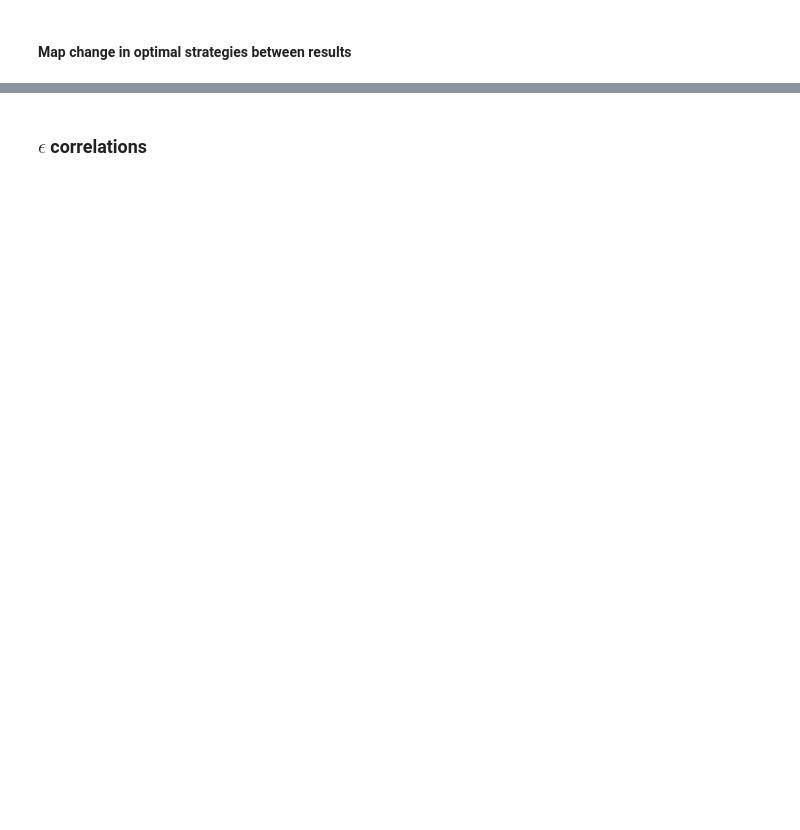
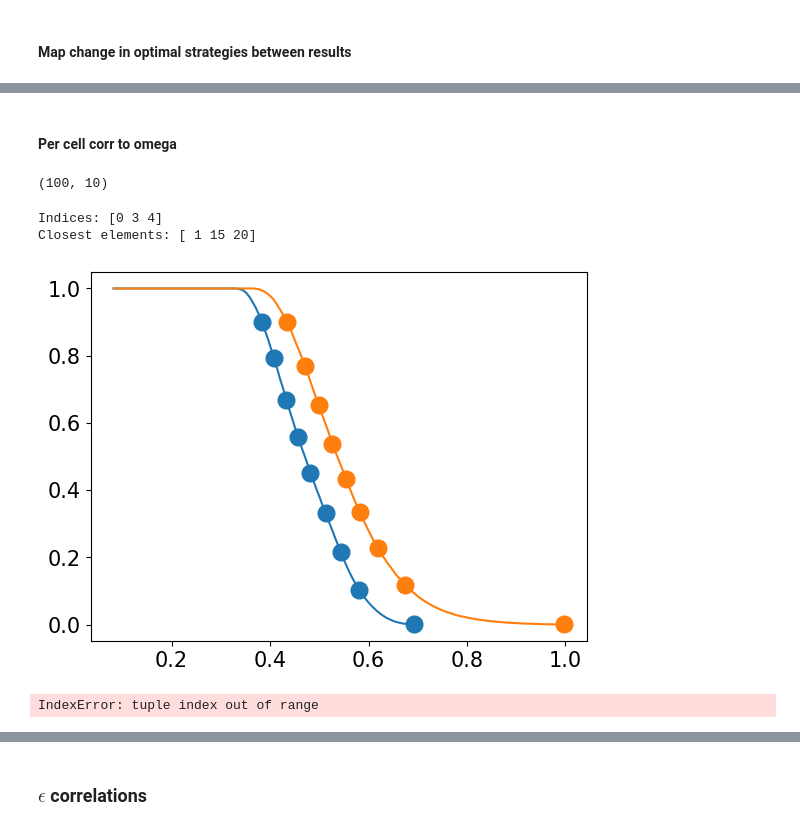
Before and after one commit to patricklawton/TecateCypress, a Jupyter notebook: sensitivity/viz.ipynb, the cells around one changed output, grey strips where cells are left out. Cells and saved outputs as stored; diff of their text form; code cells hidden in the pictures; blank space fills up the shorter version.

```diff
--- a/sensitivity/viz.ipynb
+++ b/sensitivity/viz.ipynb
@@ -396,0 +608,53 @@ ax.set_yticks([])
+# %% [markdown]
+#### Per cell corr to omega
+# %%
+maxrob.shape
+# %% [output]
+(100, 10)
+# %%
+import numpy as np
+
+# Array of elements (e.g., reference array)
+array = np.array([1, 3, 7, 15, 20])
+
+# Array of target values
+values = np.array([2, 14, 21])
+
+# Find the indices of elements in 'array' closest to each value in 'values'
+indices = np.array([np.abs(array - val).argmin() for val in values])
+
+# Print results
+print("Indices:", indices)
+print("Closest elements:", array[indices])
+# %% [output]
+Indices: [0 3 4]
+Closest elements: [ 1 15 20]
+# %%
+'''
+sample optima evenly along omega axis
+store binary in/out of optima vec correponding to sorted tau at each sample
+map totals and/or some metric of cdf vs omega using mapindices
+'''
+C_i = 9
+omega_samples = np.linspace(0, 1, 10)
+for res_i, results_pre in enumerate(['meta_mean_results', 'gte_thresh_results']):
+    set_globals(results_pre)
+    maxrob = np.load(fn_prefix + "maxrob.npy")
+    rob_thresh_vec = np.load(fn_prefix + "rob_thresh_vec.npy")
+
+    # print(maxrob[:, 9])
+    plt.plot(rob_thresh_vec, maxrob[:,9])
+    # Select metric threshold indices as close as possible to desired omega samples
+    closest_thresh_i = np.array([np.abs(maxrob[:,C_i] - val).argmin() for val in omega_samples])
+    closest_thresh_i = []
+    for i, omega in enumerate(omega_samples):
+        closest_i = np.abs(maxrob[:,C_i] - omega).argmin()
+        if maxrob[closest_i, C_i] == 1: continue
+        closest_thresh_i.append(closest_i)
+    closest_thresh_i = np.array(closest_thresh_i)
+    # Filter out any repeats
+    rpt_filt = np.concatenate(((np.diff(closest_thresh_i) == 0), [False]))
+    closest_thresh_i = closest_thresh_i[~rpt_filt]
+    plt.scatter(rob_thresh_vec[closest_thresh_i], maxrob[:,C_i][closest_thresh_i])
+# %% [output]
+[figure, added]
@@ -396,0 +675,19 @@ ax.set_yticks([])
+# %%
+# Sigmoid function
+def sigmoid(z):
+    return 1 / (1 + np.exp(-z))
+
+# Negative log-likelihood
+def neg_log_likelihood(beta):
+    z = np.dot(X, beta)
+    return -np.sum(y * np.log(sigmoid(z)) + (1 - y) * np.log(1 - sigmoid(z)))
+
+# Fit the model
+result = minimize(neg_log_likelihood, x0=np.zeros(X.shape[1]))
+print("Coefficients:", result.x)
+plt.scatter(X[:,1], y)
+X_artificial = np.linspace(min(X[:,1]), max(X[:,1]), 50)
+best_fit = [sigmoid(result.x[0] + result.x[1]*X_i) for X_i in X_artificial]
+plt.plot(X_artificial, best_fit, c='r')
+# %% [output]
+IndexError: tuple index out of range
```
Also changed, not shown: parts of 23 cells of this notebook.
